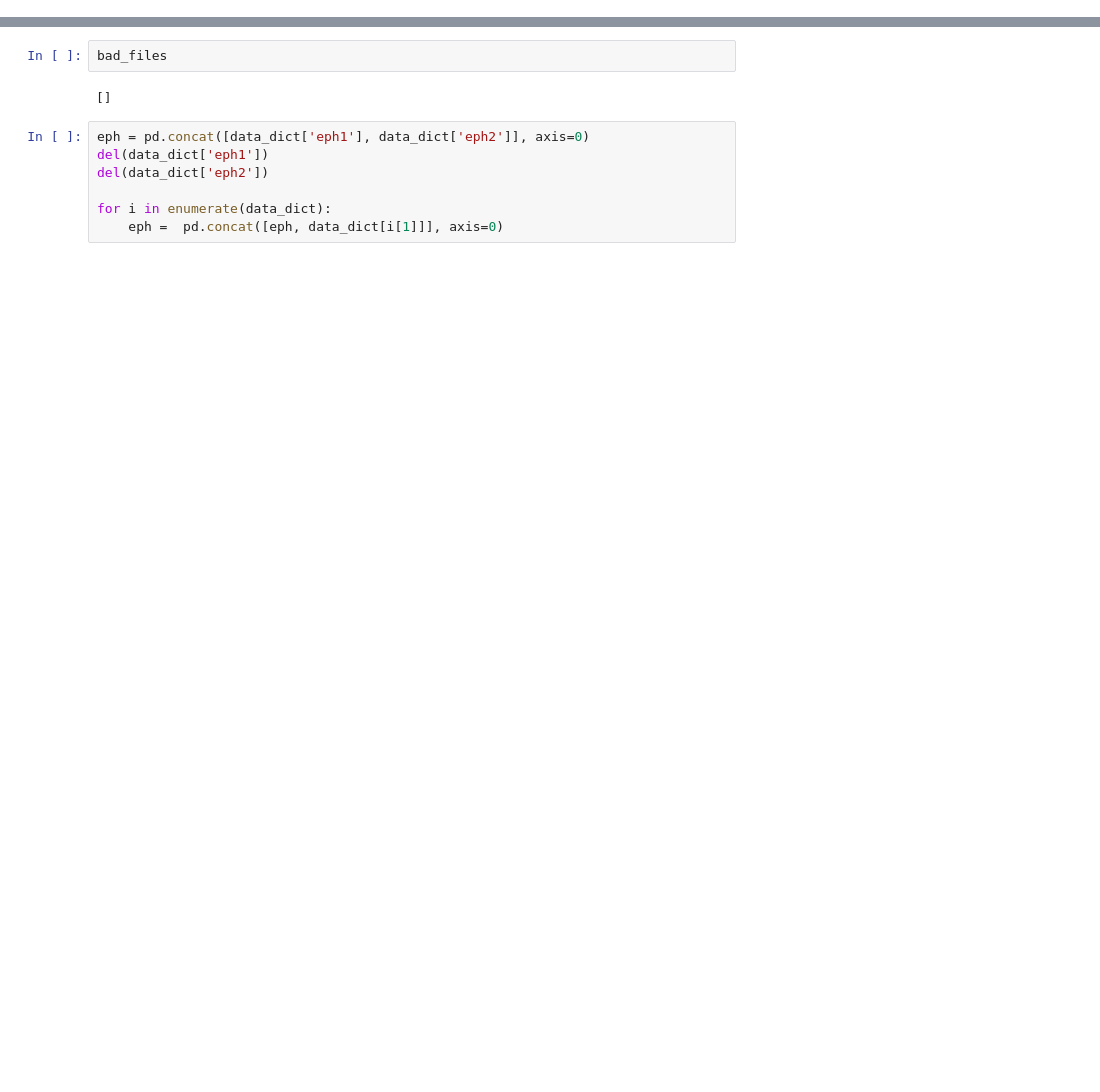
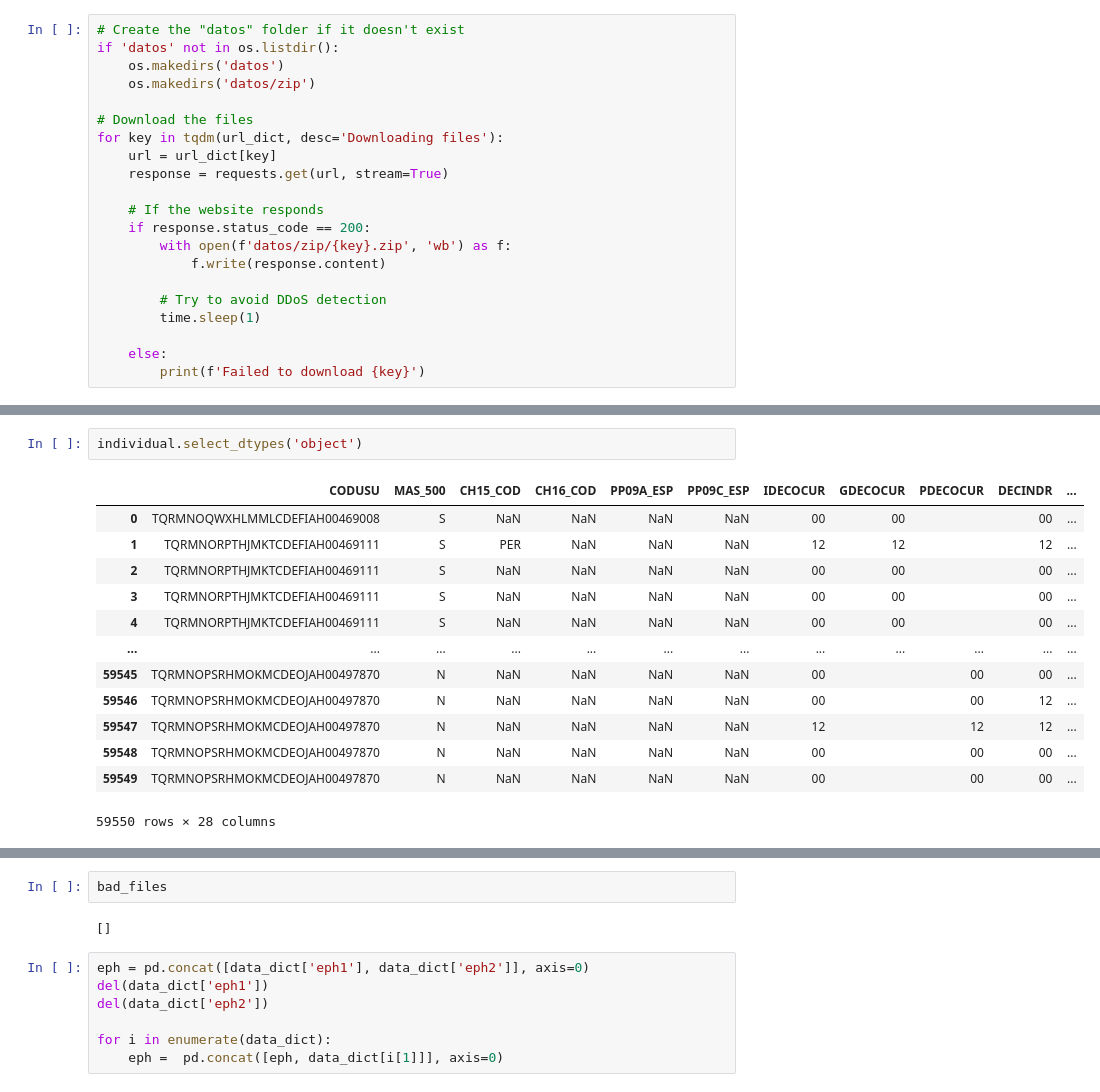
Before and after one commit to jpoletti/eph-database, a Jupyter notebook: bajar-microdatos.ipynb, the cells around one changed output, grey strips where cells are left out. Drawn from its saved outputs; the diff is of its cells as text; blank space fills up the shorter version.

```diff
--- a/bajar-microdatos.ipynb
+++ b/bajar-microdatos.ipynb
@@ -129,0 +116,21 @@ datos/2T16.zip is not a valid zip file.
+# %%
+# Create the "datos" folder if it doesn't exist
+if 'datos' not in os.listdir():
+    os.makedirs('datos')
+    os.makedirs('datos/zip')
+
+# Download the files
+for key in tqdm(url_dict, desc='Downloading files'):
+    url = url_dict[key]
+    response = requests.get(url, stream=True)
+
+    # If the website responds
+    if response.status_code == 200:
+        with open(f'datos/zip/{key}.zip', 'wb') as f:
+            f.write(response.content)
+
+        # Try to avoid DDoS detection
+        time.sleep(1)
+
+    else:
+        print(f'Failed to download {key}')
@@ -129,0 +309,16 @@ datos/2T16.zip is not a valid zip file.
+# %%
+individual.select_dtypes('object')
+# %% [output]
+|  | CODUSU | MAS_500 | CH15_COD | CH16_COD | PP09A_ESP | PP09C_ESP | IDECOCUR | GDECOCUR | PDECOCUR | DECINDR | ... |
+| 0 | TQRMNOQWXHLMMLCDEFIAH00469008 | S | NaN | NaN | NaN | NaN | 00 | 00 |  | 00 | ... |
+| 1 | TQRMNORPTHJMKTCDEFIAH00469111 | S | PER | NaN | NaN | NaN | 12 | 12 |  | 12 | ... |
+| 2 | TQRMNORPTHJMKTCDEFIAH00469111 | S | NaN | NaN | NaN | NaN | 00 | 00 |  | 00 | ... |
+| 3 | TQRMNORPTHJMKTCDEFIAH00469111 | S | NaN | NaN | NaN | NaN | 00 | 00 |  | 00 | ... |
+| 4 | TQRMNORPTHJMKTCDEFIAH00469111 | S | NaN | NaN | NaN | NaN | 00 | 00 |  | 00 | ... |
+| ... | ... | ... | ... | ... | ... | ... | ... | ... | ... | ... | ... |
+| 59545 | TQRMNOPSRHMOKMCDEOJAH00497870 | N | NaN | NaN | NaN | NaN | 00 |  | 00 | 00 | ... |
+| 59546 | TQRMNOPSRHMOKMCDEOJAH00497870 | N | NaN | NaN | NaN | NaN | 00 |  | 00 | 12 | ... |
+| 59547 | TQRMNOPSRHMOKMCDEOJAH00497870 | N | NaN | NaN | NaN | NaN | 12 |  | 12 | 12 | ... |
+| 59548 | TQRMNOPSRHMOKMCDEOJAH00497870 | N | NaN | NaN | NaN | NaN | 00 |  | 00 | 00 | ... |
+| 59549 | TQRMNOPSRHMOKMCDEOJAH00497870 | N | NaN | NaN | NaN | NaN | 00 |  | 00 | 00 | ... |
+59550 rows × 28 columns
```
Also changed, not shown: parts of 18 cells of this notebook, 1 other file.
